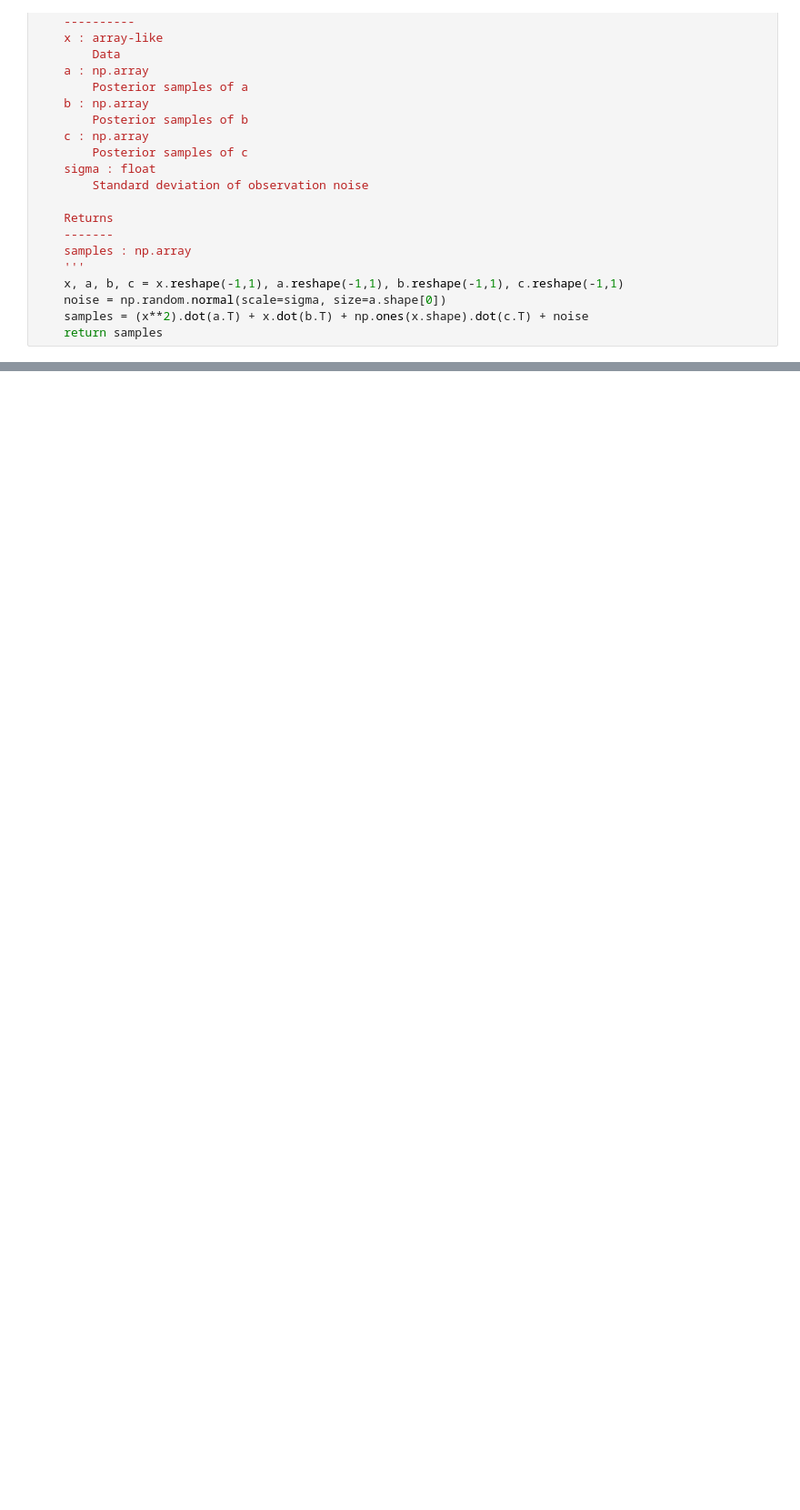
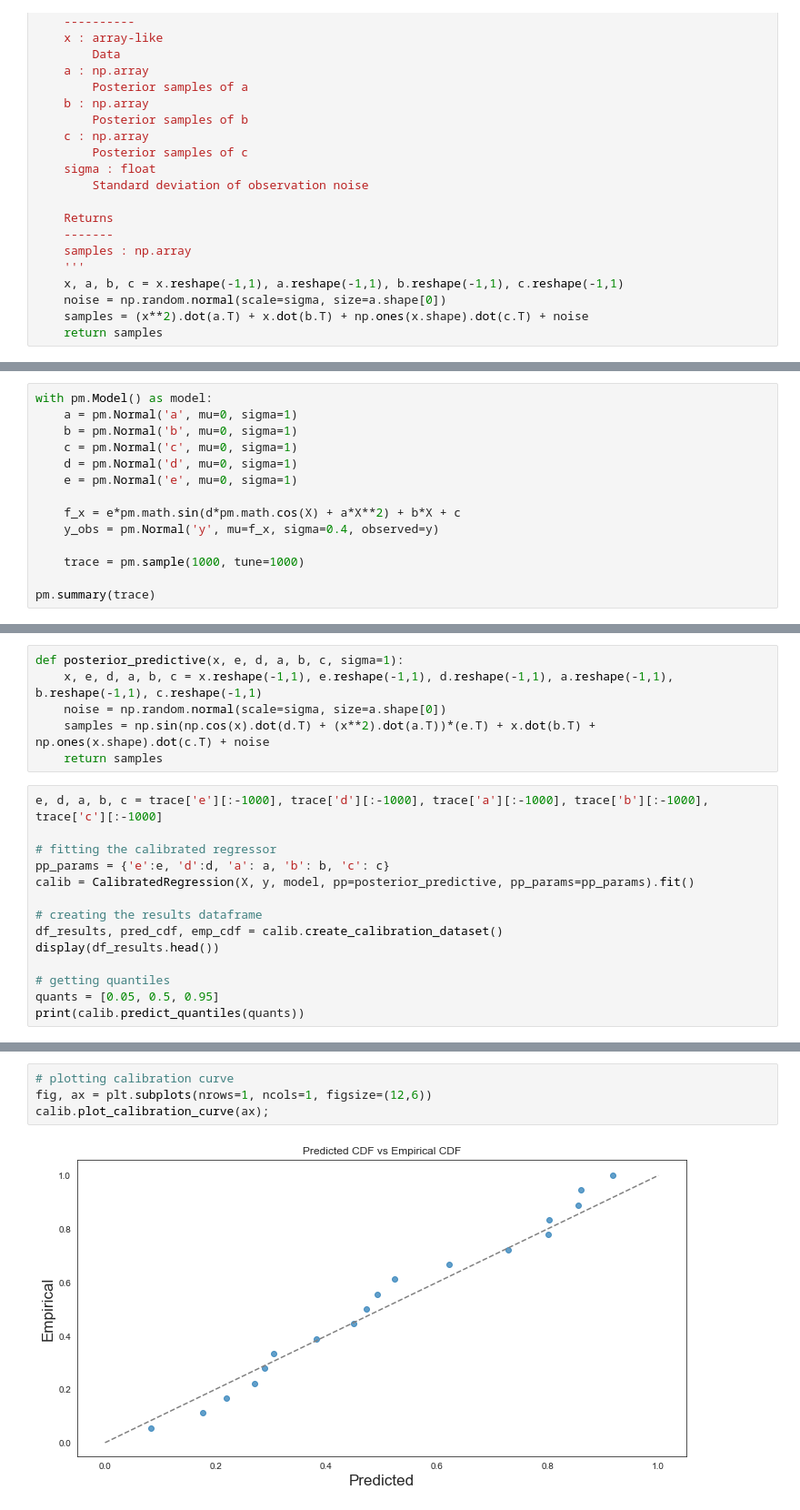
Before and after one commit to AnthonyRentsch/calibrated_regression, a Jupyter notebook: BayesianRegression_AR.ipynb, the cells around one changed output, grey strips where cells are left out. Shown at 91% size. Drawn from its saved outputs; the diff is of its cells as text; blank space fills up the shorter version.

```diff
--- a/BayesianRegression_AR.ipynb
+++ b/BayesianRegression_AR.ipynb
@@ -123,0 +179,14 @@ calib.plot_diagnostic_curve(ax, X_test, y_test);
+# %%
+with pm.Model() as model:
+    a = pm.Normal('a', mu=0, sigma=1)
+    b = pm.Normal('b', mu=0, sigma=1)
+    c = pm.Normal('c', mu=0, sigma=1)
+    d = pm.Normal('d', mu=0, sigma=1)
+    e = pm.Normal('e', mu=0, sigma=1)
+
+    f_x = e*pm.math.sin(d*pm.math.cos(X) + a*X**2) + b*X + c
+    y_obs = pm.Normal('y', mu=f_x, sigma=0.4, observed=y)
+
+    trace = pm.sample(1000, tune=1000)
+
+pm.summary(trace)
@@ -123,0 +206,20 @@ calib.plot_diagnostic_curve(ax, X_test, y_test);
+# %%
+def posterior_predictive(x, e, d, a, b, c, sigma=1):
+    x, e, d, a, b, c = x.reshape(-1,1), e.reshape(-1,1), d.reshape(-1,1), a.reshape(-1,1), b.reshape(-1,1), c.reshape(-1,1)
+    noise = np.random.normal(scale=sigma, size=a.shape[0])
+    samples = np.sin(np.cos(x).dot(d.T) + (x**2).dot(a.T))*(e.T) + x.dot(b.T) + np.ones(x.shape).dot(c.T) + noise
+    return samples
+# %%
+e, d, a, b, c = trace['e'][:-1000], trace['d'][:-1000], trace['a'][:-1000], trace['b'][:-1000], trace['c'][:-1000]
+
+# fitting the calibrated regressor
+pp_params = {'e':e, 'd':d, 'a': a, 'b': b, 'c': c}
+calib = CalibratedRegression(X, y, model, pp=posterior_predictive, pp_params=pp_params).fit()
+
+# creating the results dataframe
+df_results, pred_cdf, emp_cdf = calib.create_calibration_dataset()
+display(df_results.head())
+
+# getting quantiles
+quants = [0.05, 0.5, 0.95]
+print(calib.predict_quantiles(quants))
@@ -123,0 +234,6 @@ calib.plot_diagnostic_curve(ax, X_test, y_test);
+# %%
+# plotting calibration curve
+fig, ax = plt.subplots(nrows=1, ncols=1, figsize=(12,6))
+calib.plot_calibration_curve(ax);
+# %% [output]
+[figure, added]
```
Also changed, not shown: parts of 16 cells of this notebook, 2 other files.
